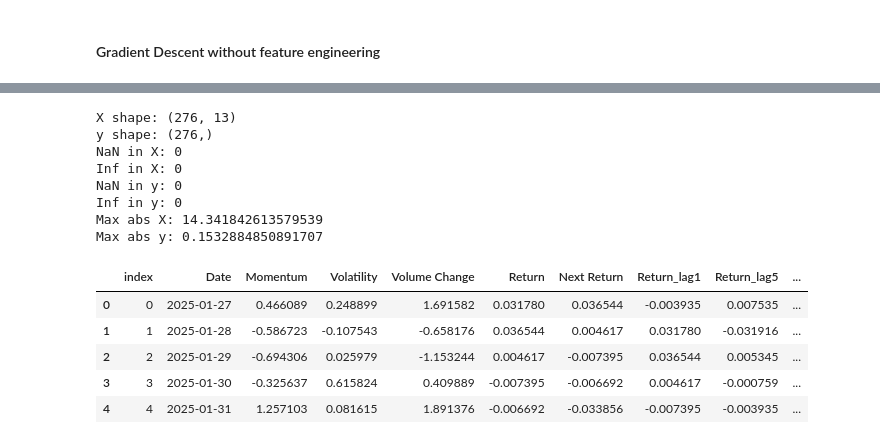
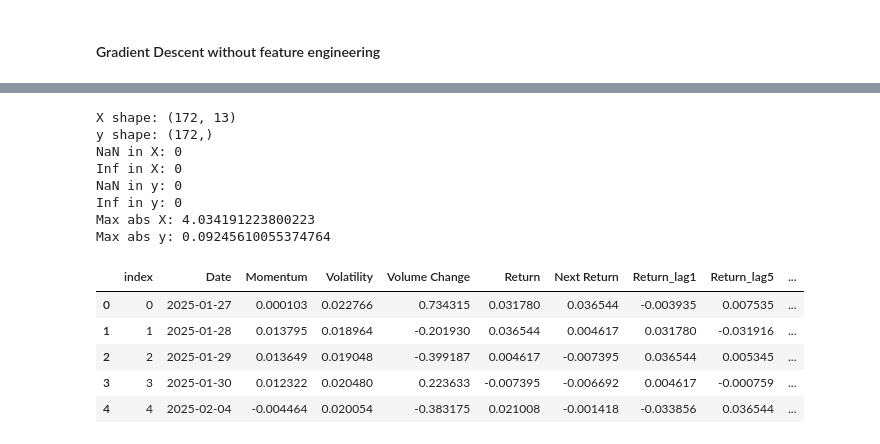
Before and after one commit to halim-quantlab/stock-return-model, a Jupyter notebook: notebook/Simple Stock Return Model.ipynb, the cells around one changed output, grey strips where cells are left out. Cells and saved outputs as stored; diff of their text form; code cells hidden in the pictures.

```diff
--- a/notebook/Simple Stock Return Model.ipynb
+++ b/notebook/Simple Stock Return Model.ipynb
@@ -266,8 +544,8 @@ Cleaned AAPL dataframe:
 fig, ax = plt.subplots(1, len(features), figsize=(12, 3), sharey=True)
 
 for i, feature in enumerate(features):
-    x = cleaned_stocks_data[feature]
-    y = cleaned_stocks_data["Next Return"]
+    x = cleaned_baseline_data[feature]
+    y = cleaned_baseline_data["Next Return"]
 
     # scatter
     ax[i].scatter(x, y, marker="x",c="r",alpha=0.5)
@@ -417,8 +793,7 @@ Bias: 0.000473
 # =========================
 
 # Dataframe preparation
-df_fe = cleaned_stocks_data.copy()
-df_fe["Next Return"] = df_fe["Return"].shift(-1)
+df_fe = baseline_data.copy()
 
 # 1. Lag features
 df_fe["Return_lag1"] = df_fe["Return"].shift(1)
@@ -441,49 +816,57 @@ df_fe["Volatility_sq"] = df_fe["Volatility"] ** 2
 
 # Drop NaN
 df_fe = df_fe.dropna()
 
 new_features = [
     "Momentum", "Volatility", "Volume Change",
     "Return_lag1", "Return_lag5",
     "Momentum_5", "Momentum_10",
     "Volatility_5", "Volatility_10",
     "Mom_x_Vol", "Mom_x_VolChange",
     "Momentum_sq", "Volatility_sq"
 ]
+
+#Remove outliers from the new features
 cleaned_df_fe = remove_outlier(df_fe,new_features)
 target = "Next Return"
 
-# X_scaled and y
-X_scaled = cleaned_df_fe[new_features].values
-y = cleaned_df_fe[target].values
+# Test and Train
+cleaned_df_fe_feature_train, cleaned_df_fe_feature_test, cleaned_df_fe_target_train, cleaned_df_fe_target_test = test_train_function (cleaned_df_fe[new_features],cleaned_df_fe["Next Return"])
+
+# ==========================================
+# Scaling (fit on train, apply to both)
+# ==========================================
+scaler_fe = StandardScaler()
+cleaned_df_fe_feature_train = scaler_fe.fit_transform(cleaned_df_fe_feature_train)
+cleaned_df_fe_feature_test = scaler_fe.transform(cleaned_df_fe_feature_test)
 
 #Property Check
-print("X shape:", X_scaled.shape)
-print("y shape:", y.shape)
+print("X shape:", cleaned_df_fe_feature_train.shape)
+print("y shape:", cleaned_df_fe_target_train.shape)
 
-print("NaN in X:", np.isnan(X_scaled).sum())
-print("Inf in X:", np.isinf(X_scaled).sum())
+print("NaN in X:", np.isnan(cleaned_df_fe_feature_train).sum())
+print("Inf in X:", np.isinf(cleaned_df_fe_feature_train).sum())
 
-print("NaN in y:", np.isnan(y).sum())
-print("Inf in y:", np.isinf(y).sum())
+print("NaN in y:", np.isnan(cleaned_df_fe_target_train).sum())
+print("Inf in y:", np.isinf(cleaned_df_fe_target_train).sum())
 
-print("Max abs X:", np.max(np.abs(X_scaled)))
+print("Max abs X:", np.max(np.abs(cleaned_df_fe_feature_train)))
 print("Max abs y:", np.max(np.abs(y)))
 cleaned_df_fe = cleaned_df_fe.reset_index(drop=True)
 cleaned_df_fe.columns.name = None
 cleaned_df_fe.reset_index().head()
 # %% [output]
-X shape: (276, 13)
-y shape: (276,)
+X shape: (172, 13)
+y shape: (172,)
 NaN in X: 0
 Inf in X: 0
 NaN in y: 0
 Inf in y: 0
-Max abs X: 14.341842613579539
-Max abs y: 0.1532884850891707
+Max abs X: 4.034191223800223
+Max abs y: 0.09245610055374764
 |  | index | Date | Momentum | Volatility | Volume Change | Return | Next Return | Return_lag1 | Return_lag5 | ... |
-| 0 | 0 | 2025-01-27 | 0.466089 | 0.248899 | 1.691582 | 0.031780 | 0.036544 | -0.003935 | 0.007535 | ... |
-| 1 | 1 | 2025-01-28 | -0.586723 | -0.107543 | -0.658176 | 0.036544 | 0.004617 | 0.031780 | -0.031916 | ... |
-| 2 | 2 | 2025-01-29 | -0.694306 | 0.025979 | -1.153244 | 0.004617 | -0.007395 | 0.036544 | 0.005345 | ... |
-| 3 | 3 | 2025-01-30 | -0.325637 | 0.615824 | 0.409889 | -0.007395 | -0.006692 | 0.004617 | -0.000759 | ... |
-| 4 | 4 | 2025-01-31 | 1.257103 | 0.081615 | 1.891376 | -0.006692 | -0.033856 | -0.007395 | -0.003935 | ... |
+| 0 | 0 | 2025-01-27 | 0.000103 | 0.022766 | 0.734315 | 0.031780 | 0.036544 | -0.003935 | 0.007535 | ... |
+| 1 | 1 | 2025-01-28 | 0.013795 | 0.018964 | -0.201930 | 0.036544 | 0.004617 | 0.031780 | -0.031916 | ... |
+| 2 | 2 | 2025-01-29 | 0.013649 | 0.019048 | -0.399187 | 0.004617 | -0.007395 | 0.036544 | 0.005345 | ... |
+| 3 | 3 | 2025-01-30 | 0.012322 | 0.020480 | 0.223633 | -0.007395 | -0.006692 | 0.004617 | -0.000759 | ... |
+| 4 | 4 | 2025-02-04 | -0.004464 | 0.020054 | -0.383175 | 0.021008 | -0.001418 | -0.033856 | 0.036544 | ... |
```
Also changed, not shown: parts of 21 cells of this notebook, 25 other files.
